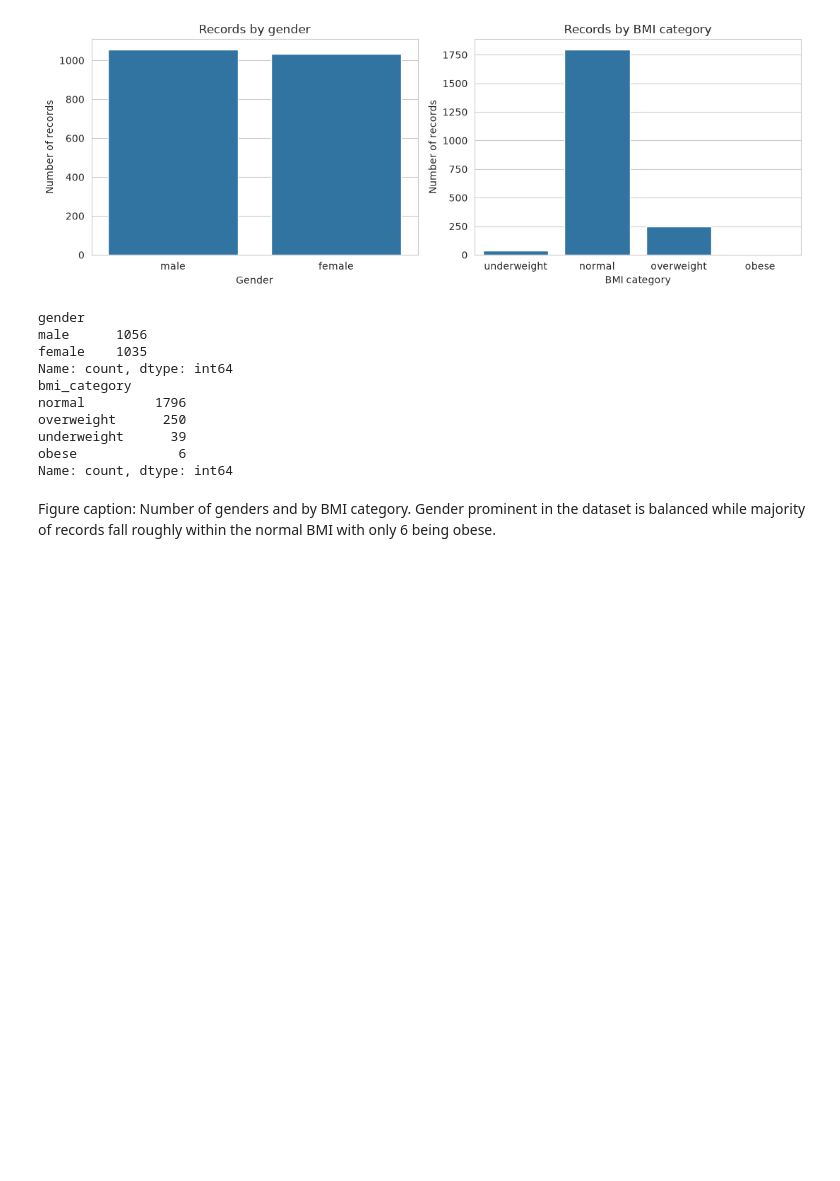
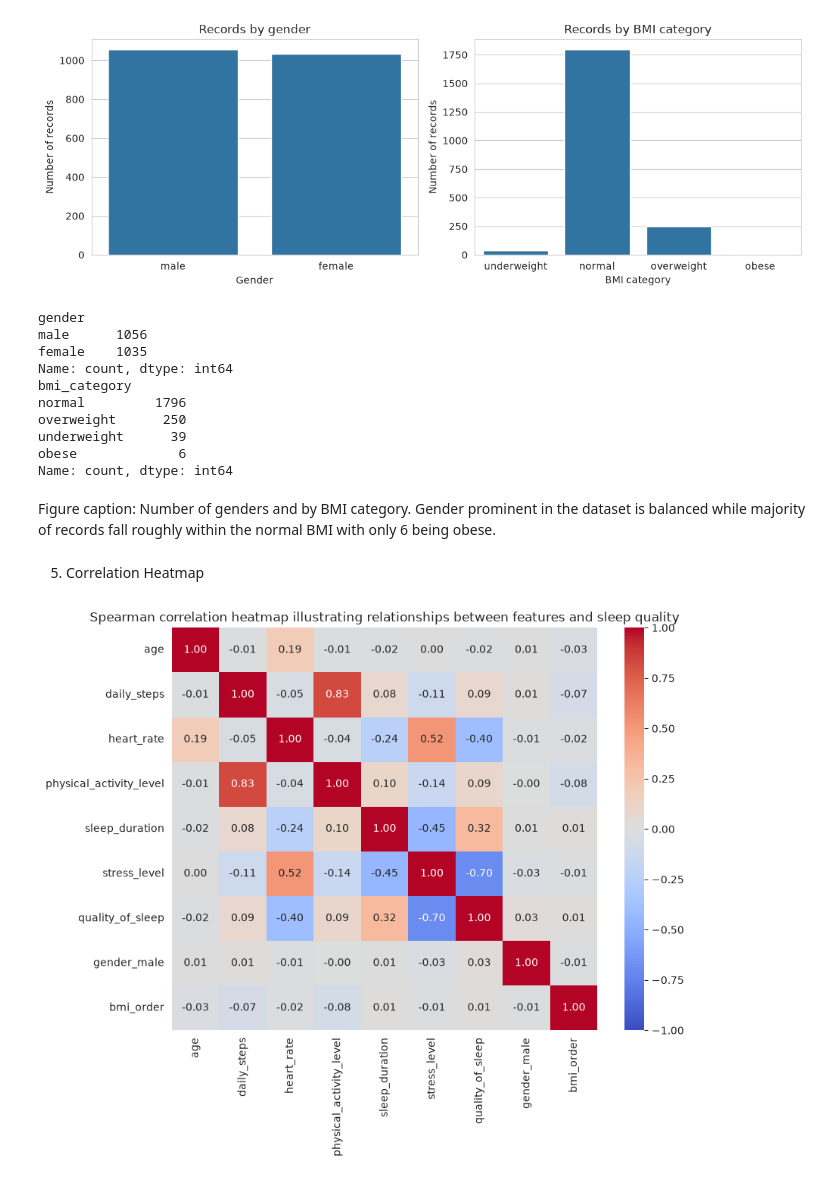
Before and after one commit to HamsMSaidam/QUALIFY, a Jupyter notebook: notebooks/02_EDA_layan.ipynb, the cells around one changed output. Saved outputs shown, nothing was run; the diff lists cells and outputs as text; code cells hidden in the pictures; blank space fills up the shorter version.

Commit message:
Added the correlation heatmap (spearman's method)

```diff
--- a/notebooks/02_EDA_layan.ipynb
+++ b/notebooks/02_EDA_layan.ipynb
@@ -214,3 +214,20 @@ obese             6
 Name: count, dtype: int64
 # %% [markdown]
 Figure caption: Number of genders and by BMI category. Gender prominent in the dataset is balanced while majority of records fall roughly within the normal BMI with only 6 being obese.
+# %% [markdown]
+5. Correlation Heatmap
+# %%
+corr_data= df[num_cols + [TARGET]].copy()
+corr_data["gender_male"]= (df["gender"]=="male").astype(int)
+corr_data["bmi_order"]=df["bmi_category"].map({"underweight":0,"normal": 1,"overweight":2,"obese":3})
+
+corr= corr_data.corr(method="spearman")
+
+plt.figure(figsize=(9,7.5))
+sns.heatmap(corr, annot=True, fmt=".2f",cmap="coolwarm",vmin=-1,vmax=1)
+plt.title("Spearman correlation heatmap illustrating relationships between features and sleep quality")
+plt.tight_layout()
+plt.savefig(FIG + "/eda_05_correlation_heatmap.png")
+plt.show()
+# %% [output]
+[figure, added]
```
Also changed, not shown: parts of 4 cells of this notebook, 2 other files.
